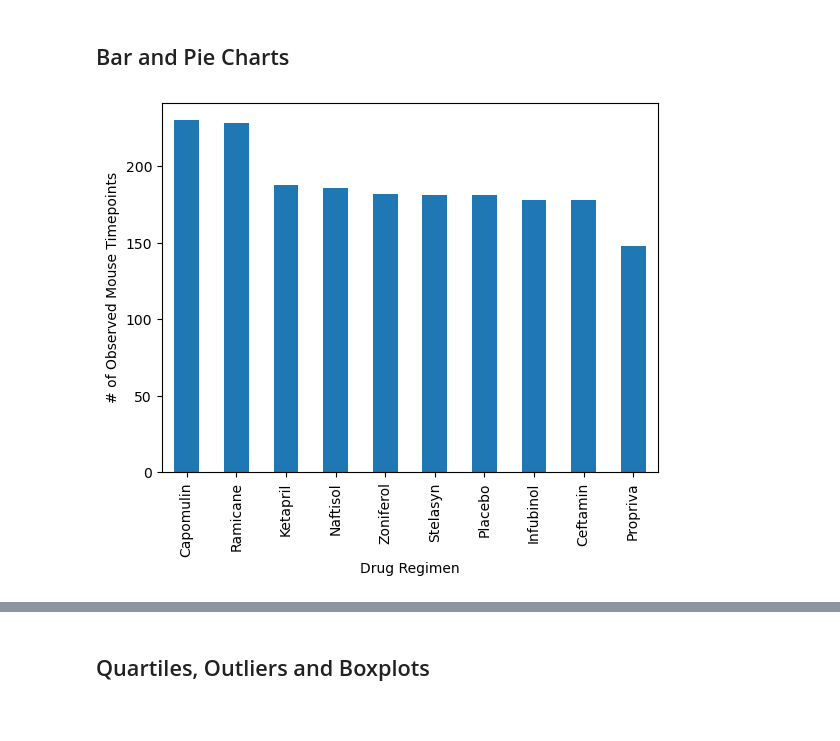
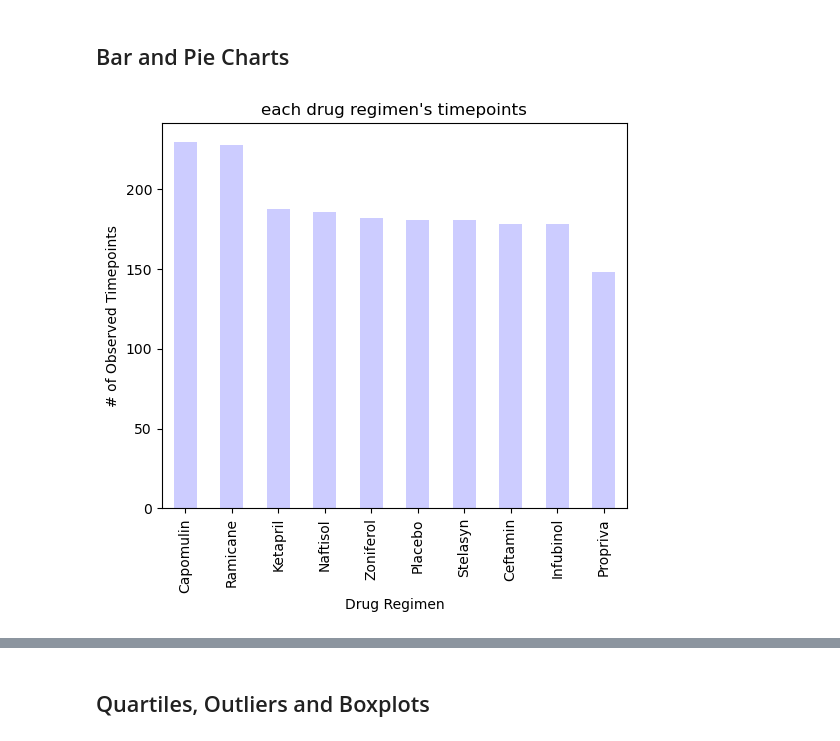
Before and after one commit to HanaDoubleU/matplotlib-challenge, a Jupyter notebook: Pymaceuticals/pymaceuticals_starter.ipynb, the cells around one changed output, grey strips where cells are left out. Drawn from its saved outputs; the diff is of its cells as text; code cells hidden in the pictures.

Commit message:
creating charts

```diff
--- a/Pymaceuticals/pymaceuticals_starter.ipynb
+++ b/Pymaceuticals/pymaceuticals_starter.ipynb
@@ -169,5 +172,15 @@ advancedmethod
 ## Bar and Pie Charts
 # %%
 # Generate a bar plot showing the total number of rows (Mouse ID/Timepoints) for each drug regimen using Pandas.
+# source: xpert
+# source: sorting_data_solution.ipynb
+timepointcount = groupby['Timepoint'].count()
+sortedtimepointcount = timepointcount.sort_values(ascending=False)
+sortedtimepointcount.plot(kind='bar', color='b', alpha=0.2, figsize=(6,5))
+plt.title("each drug regimen's timepoints")
+plt.xlabel("Drug Regimen")
+plt.ylabel("# of Observed Timepoints")
+plt.xticks(rotation='vertical')
+plt.show()
 # %% [output]
-[figure, old version]
+[figure, new version]
```
Also changed, not shown: parts of 7 cells of this notebook.
